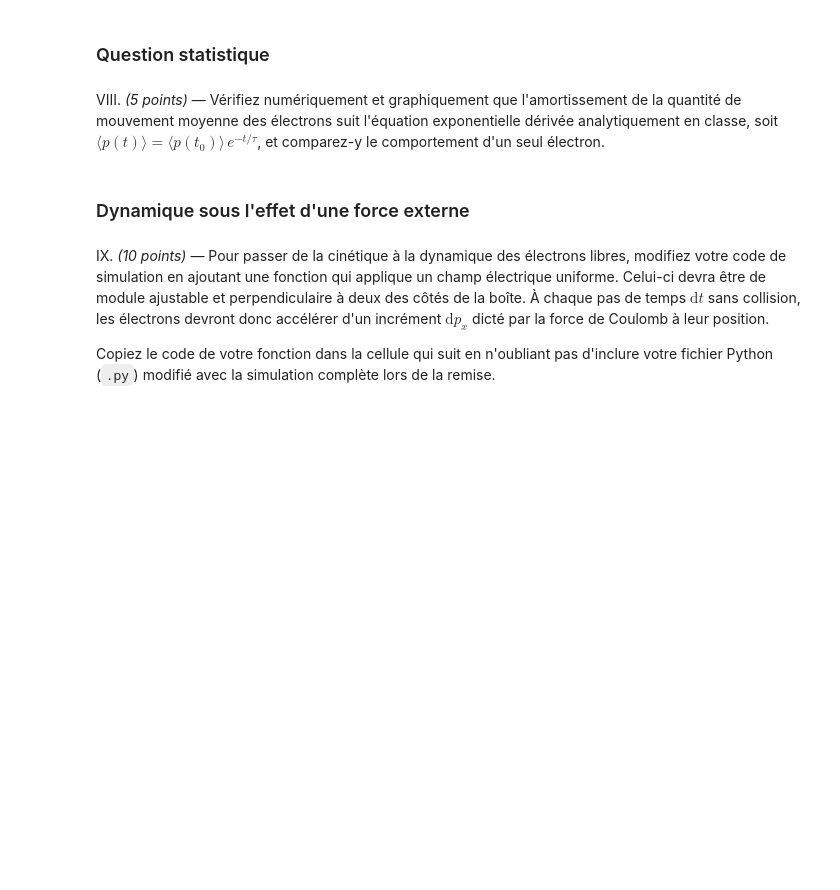
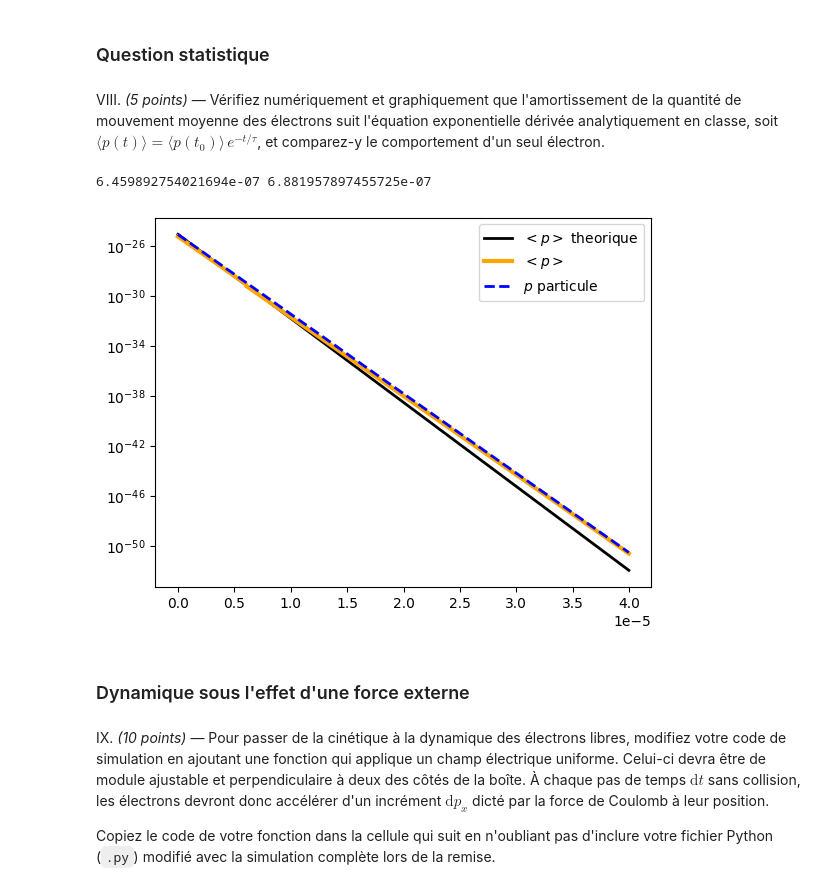
Before and after one commit to oliviergilbertastro/Laboratoires, a Jupyter notebook: PHY-3003/DrudeTP_Part2_h25.ipynb, the cells around one changed output. Drawn from its saved outputs; the diff is of its cells as text; code cells hidden in the pictures; blank space fills up the shorter version.

```diff
--- a/PHY-3003/DrudeTP_Part2_h25.ipynb
+++ b/PHY-3003/DrudeTP_Part2_h25.ipynb
@@ -36,3 +37,27 @@ VIII. _(5 points)_ &mdash; Vérifiez numériquement et graphiquement que l'amort
+# %%
+import numpy as np
+import matplotlib.pyplot as plt
+data = np.loadtxt("data_p_pt2.txt")
+time = data[:,0]
+tau = data[:,1]
+p_single_particle = data[:,2]
+p_avg = data[:,3]
+
+p_t0 = np.sqrt(2*9.1E-31*(2/2)*1.4E-23*300)
+t_theorique = np.linspace(time[0], time[-1], 1000)
+tau_exp = np.mean(np.loadtxt("data_tau_pt2.txt"))
+p_theorique = p_t0*np.exp(-t_theorique/tau_exp)
+print(tau_exp, tau[0])
+
+plt.plot(t_theorique, p_theorique, color="black", linewidth=2, label="$<p>$ theorique")
+plt.plot(time, p_single_particle*np.exp(-time/tau), color="orange", linewidth=3, label="$<p>$")
+plt.plot(time, p_avg*np.exp(-time/tau), linestyle="--", color="blue", linewidth=2, label="$p$ particule")
+plt.yscale("log")
+plt.legend()
+plt.show()
+# %% [output]
+6.459892754021694e-07 6.881957897455725e-07
+[figure, added]
 # %% [markdown]
 ### Dynamique sous l'effet d'une force externe ###
 # %% [markdown]
```
Also changed, not shown: parts of 3 cells of this notebook, 5 other files.
